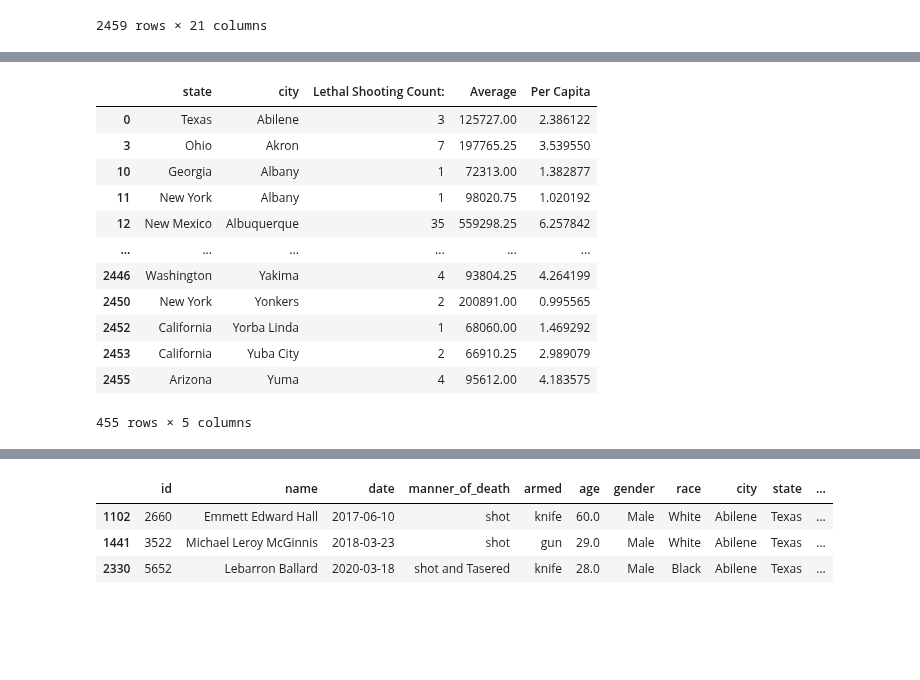
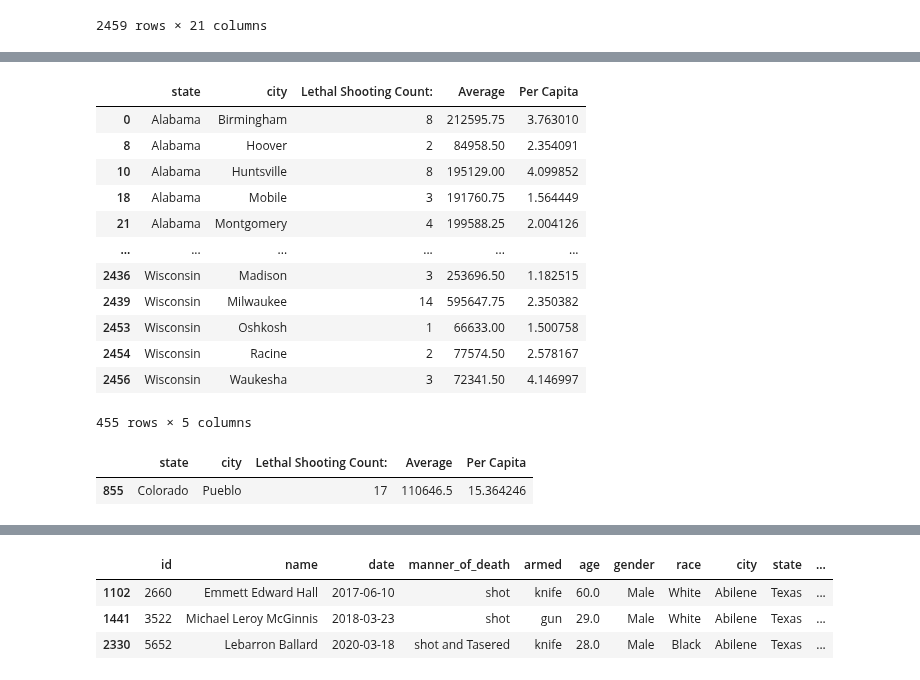
Before and after one commit to szerpa17/fatal-police-shootings, a Jupyter notebook: Analysis.ipynb, the cells around one changed output, grey strips where cells are left out. Saved outputs shown, nothing was run; the diff lists cells and outputs as text; code cells hidden in the pictures; blank space fills up the shorter version.

```diff
--- a/Analysis.ipynb
+++ b/Analysis.ipynb
@@ -204,36 +232,44 @@ combined_df
 # %%
 #shootings_df.loc[shootings_df['city', 'state']].unique()
 
 # city = shootings_df['city'].unique().tolist()
 # len(city)
 # 2481 unique cities
 
-state_grp = combined_df.groupby(['city','state'])
+state_grp = combined_df.groupby(['state', 'city'])
 state_city_count_s = state_grp['id'].count()
 state_city_count_df = pd.DataFrame({'Lethal Shooting Count:': state_city_count_s})
 state_city_count_df = state_city_count_df.reset_index()
 state_city_count_df
 
 # Merge city population data into the DF
 state_city_count_df = pd.merge(state_city_count_df, combined_df[['city', 'state', 'Average']], on=('city', 'state'), how='left')
 state_city_count_df = state_city_count_df.drop_duplicates()
 state_city_count_df['Per Capita'] = (state_city_count_df['Lethal Shooting Count:']/
                                      state_city_count_df['Average'])*100000
 
-
 state_city_count_df = state_city_count_df[['state', 'city', 'Lethal Shooting Count:', 'Average', 'Per Capita']]
 state_city_count_df
 # %% [output]
 |  | state | city | Lethal Shooting Count: | Average | Per Capita |
-| 0 | Texas | Abilene | 3 | 125727.00 | 2.386122 |
-| 3 | Ohio | Akron | 7 | 197765.25 | 3.539550 |
-| 10 | Georgia | Albany | 1 | 72313.00 | 1.382877 |
-| 11 | New York | Albany | 1 | 98020.75 | 1.020192 |
-| 12 | New Mexico | Albuquerque | 35 | 559298.25 | 6.257842 |
+| 0 | Alabama | Birmingham | 8 | 212595.75 | 3.763010 |
+| 8 | Alabama | Hoover | 2 | 84958.50 | 2.354091 |
+| 10 | Alabama | Huntsville | 8 | 195129.00 | 4.099852 |
+| 18 | Alabama | Mobile | 3 | 191760.75 | 1.564449 |
+| 21 | Alabama | Montgomery | 4 | 199588.25 | 2.004126 |
 | ... | ... | ... | ... | ... | ... |
-| 2446 | Washington | Yakima | 4 | 93804.25 | 4.264199 |
-| 2450 | New York | Yonkers | 2 | 200891.00 | 0.995565 |
-| 2452 | California | Yorba Linda | 1 | 68060.00 | 1.469292 |
-| 2453 | California | Yuba City | 2 | 66910.25 | 2.989079 |
-| 2455 | Arizona | Yuma | 4 | 95612.00 | 4.183575 |
+| 2436 | Wisconsin | Madison | 3 | 253696.50 | 1.182515 |
+| 2439 | Wisconsin | Milwaukee | 14 | 595647.75 | 2.350382 |
+| 2453 | Wisconsin | Oshkosh | 1 | 66633.00 | 1.500758 |
+| 2454 | Wisconsin | Racine | 2 | 77574.50 | 2.578167 |
+| 2456 | Wisconsin | Waukesha | 3 | 72341.50 | 4.146997 |
 455 rows × 5 columns
+# %%
+state_city_count_df['Per Capita'].max()
+# state_city_count_df['Average'].max()
+# state_city_count_df['Average'].min()
+state_city_count_df.loc[state_city_count_df['Average'] == state_city_count_df['Average'].max() ]
+state_city_count_df.loc[state_city_count_df['Per Capita'] == state_city_count_df['Per Capita'].max() ]
+# %% [output]
+|  | state | city | Lethal Shooting Count: | Average | Per Capita |
+| 855 | Colorado | Pueblo | 17 | 110646.5 | 15.364246 |
```
Also changed, not shown: parts of 6 cells of this notebook.
